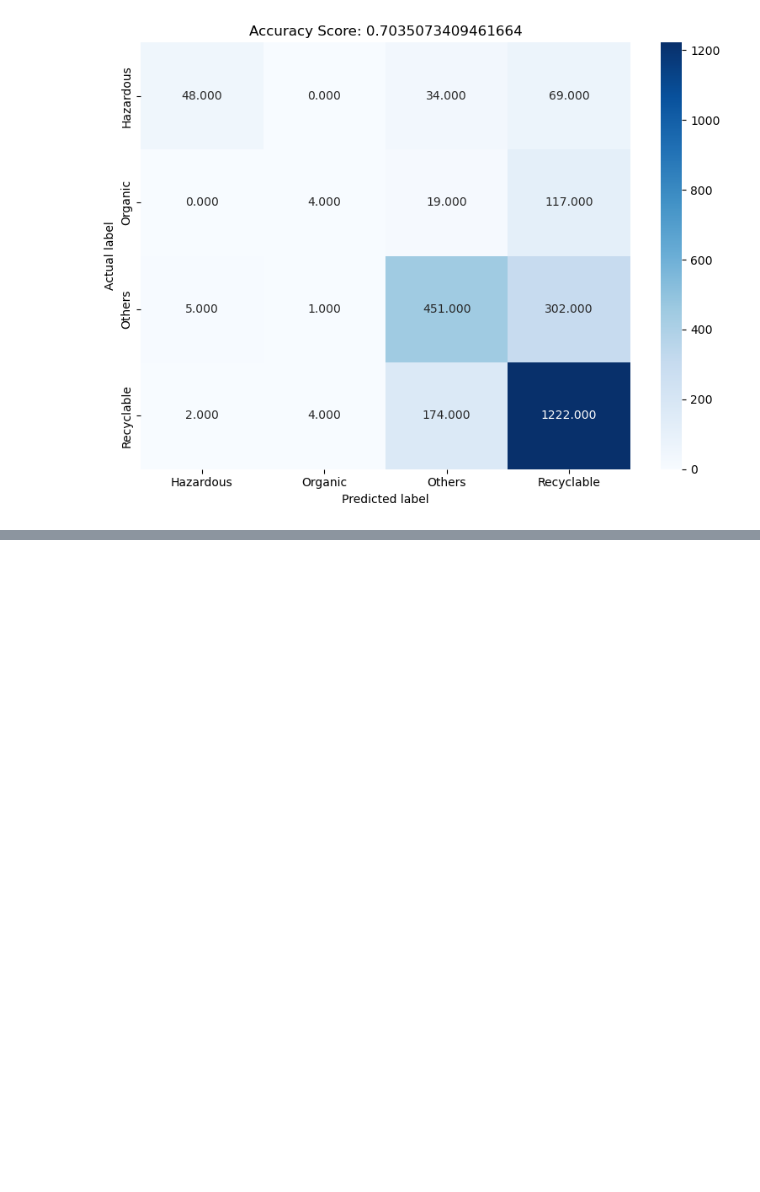
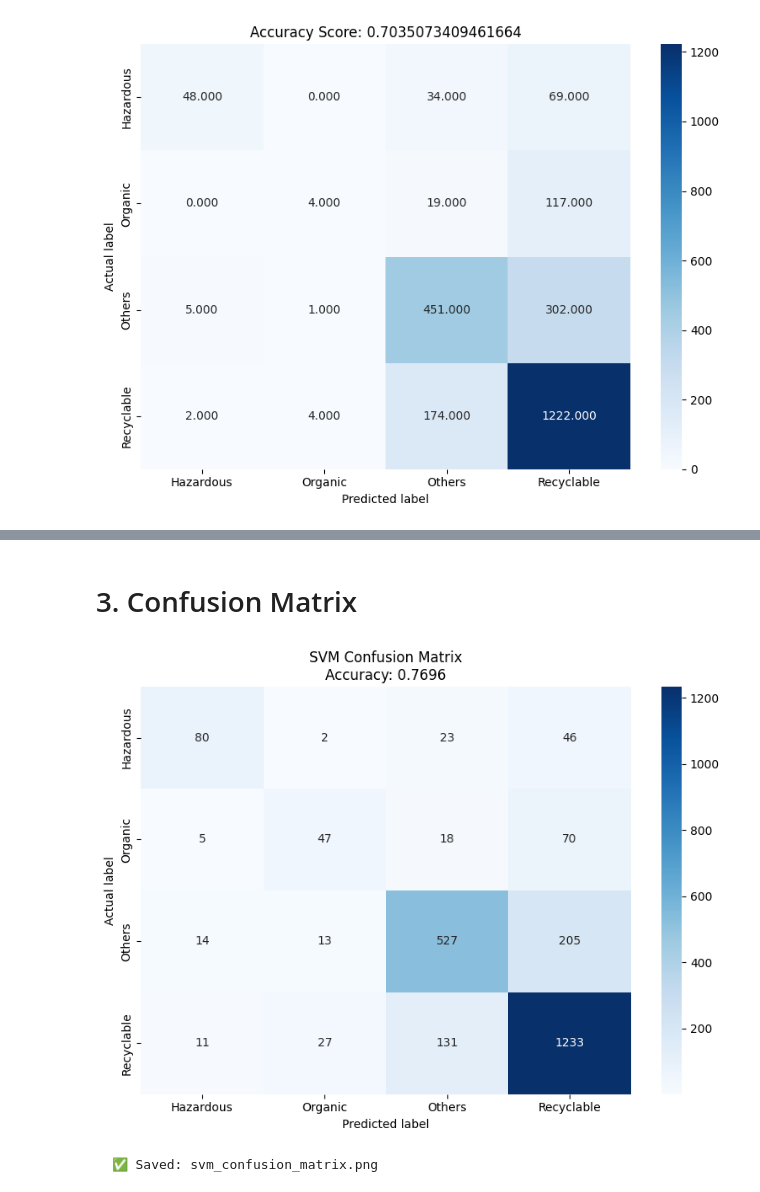
Before and after one commit to K400000/Garbage-Type-Detected, a Jupyter notebook: data_preparation.ipynb, the cells around one changed output, grey strips where cells are left out. Drawn from its saved outputs; the diff is of its cells as text; code cells hidden in the pictures; blank space fills up the shorter version.

```diff
--- a/data_preparation.ipynb
+++ b/data_preparation.ipynb
@@ -543,0 +572,19 @@ plt.show()
+# %%
+# Predict
+y_pred_train = svm_model.predict(X_train_pca)
+y_pred_test = svm_model.predict(X_test_pca)
+
+# Accuracy
+train_acc = accuracy_score(y_train, y_pred_train)
+test_acc = accuracy_score(y_test, y_pred_test)
+
+print(f"\n  Training Accuracy : {train_acc:.4f}")
+print(f"  Test Accuracy     : {test_acc:.4f}")
+
+# Classification Report
+print(f"\n  📋 Classification Report (Test Set):")
+print(classification_report(
+    y_test, y_pred_test,
+    target_names=LABELS,
+    digits=4
+))
@@ -543,0 +606,18 @@ plt.show()
+# %% [markdown]
+# 3. Confusion Matrix
+# %%
+cm = confusion_matrix(y_test, y_pred_test)
+
+plt.figure(figsize=(8, 6))
+sns.heatmap(cm, annot=True, fmt='d', cmap='Blues',
+            xticklabels=LABELS, yticklabels=LABELS)
+plt.xlabel('Predicted label')
+plt.ylabel('Actual label')
+plt.title(f'SVM Confusion Matrix\nAccuracy: {test_acc:.4f}')
+plt.tight_layout()
+plt.savefig('svm_confusion_matrix.png', dpi=150)
+plt.show()
+print("  ✅ Saved: svm_confusion_matrix.png")
+# %% [output]
+[figure, added]
+  ✅ Saved: svm_confusion_matrix.png
```
Also changed, not shown: parts of 8 cells of this notebook.
